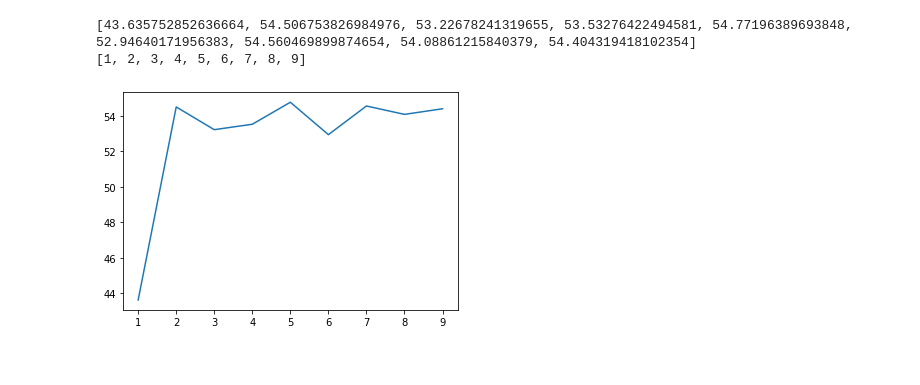
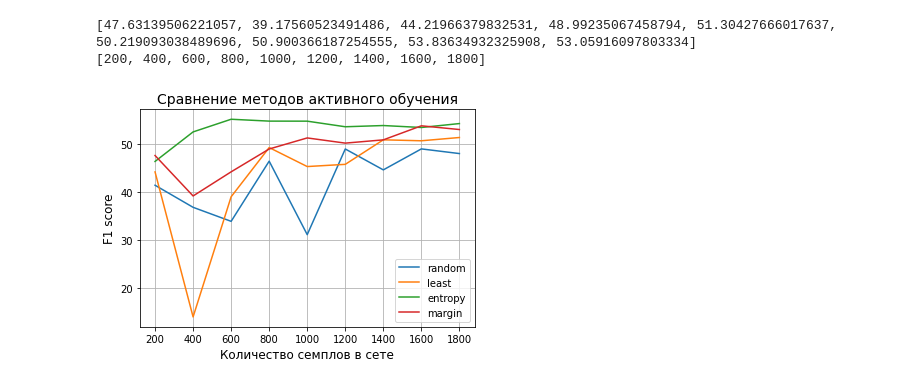
Before and after one commit to Teratoma111/amazon_review_analysis, a Jupyter notebook: active_learning.ipynb, the cells around one changed output. Cells and saved outputs as stored; diff of their text form; code cells hidden in the pictures.

Commit message:
compering margin/entropy/random/least

```diff
--- a/active_learning.ipynb
+++ b/active_learning.ipynb
@@ -311,5 +344,5 @@ train_iterator, valid_iterator= data.BucketIterator.splits(
 # %%
-def get_train_data(model, train_iterator, train_data):
+def get_train_margin_data(model, train_iterator, train_data):
   bf = [(0, 0.000001)]
   a = np.array(bf,dtype = [('index', int) , ('prob', float)])
   with torch.no_grad():
@@ -328,7 +361,6 @@ def get_train_data(model, train_iterator, train_data):
     a.sort(order = 'prob')
     train_data_arr = np.array(train_data.examples)
     inds = a[-200:]['index']
-    train_id = []
     for i_1 in inds:
       for i_2 in range(0, len(train_data_arr)):
         print
@@ -370,9 +401,10 @@ TEXT2 = data.Field(include_lengths = True,
 LABEL2 = data.LabelField()
 INDEX2 = data.LabelField()
 best_plot = []
-for k in range(0, 10):
+for k in range(1, 10):
   field1 = {('text', TEXT2),('label', LABEL2), ('index', INDEX2)}
-  to_data =  data.Dataset(train_data_arr[get_train_entropy_data(model, train_iterator, train_data)], fields=field1)
+  to_data =  data.Dataset(train_data_arr[get_train_margin_data(model, train_iterator, train_data)], fields=field1)
+  print(len(to_data))
   TEXT2.build_vocab(to_data,
                   vectors = "fasttext.simple.300d",
                   unk_init = torch.Tensor.normal_)
@@ -385,7 +417,7 @@ for k in range(0, 10):
       sort_key = lambda x: len(x.text),
       sort_within_batch = True,
       device = device)
-  N_EPOCHS = 12
+  N_EPOCHS = 15
   best_valid_score = float('0')
   best_f1 = float('0')
   for epoch in range(N_EPOCHS):
@@ -434,14 +466,24 @@ torch.save(model.state_dict(), '/content/drive/MyDrive/mo_feated_entropy.pt')
-# %%
-print(best_plot)
-x_point = []
-for temp in (range(1,10)):
-  x_point.append(temp)
-print(x_point)
-import matplotlib.pyplot as plt
-fig, ax = plt.subplots()
-ax.plot(x_point, best_plot)
-plt.show()
-# %% [output]
-[43.635752852636664, 54.506753826984976, 53.22678241319655, 53.53276422494581, 54.77196389693848, 52.94640171956383, 54.560469899874654, 54.08861215840379, 54.404319418102354]
-[1, 2, 3, 4, 5, 6, 7, 8, 9]
-[figure, removed]
+# %%
+print(best_plot)
+x_point = []
+for temp in (range(1,10)):
+  x_point.append(temp*200)
+print(x_point)
+import matplotlib.pyplot as plt
+c = [46.38995074571485, 52.56085112637518, 55.209300946709185, 54.8176026075717, 54.807890192960244, 53.638978613138654, 53.89468740411485, 53.486672766493705, 54.306929582619766]
+b = [41.41879029468296, 36.80400664846506, 33.87398524252482, 46.451210133985995, 31.0913319512153, 48.99422276834299, 44.6264596976801, 49.01078256127994, 48.036221460745345]
+d = [44.20217926208369, 13.898955194534013, 39.01011958577592, 49.2912427133437, 45.32273380570593, 45.78397520732811, 50.90960072117569, 50.70831679678531, 51.39221702543496]
+e = [47.63139506221057, 39.17560523491486, 44.21966379832531, 48.99235067458794, 51.30427666017637, 50.219093038489696, 50.900366187254555, 53.83634932325908, 53.05916097803334]
+plt.plot(x_point, b, label = 'random', linestyle = '-')
+plt.plot(x_point, d, label = "least", linestyle = '-')
+plt.plot(x_point, c, label = "entropy", linestyle = '-')
+plt.plot(x_point, e, label = "margin", linestyle = '-')
+plt.title('Сравнение методов активного обучения', fontsize=14)
+plt.ylabel('F1 score', fontsize=12)
+plt.xlabel('Количество семплов в сете', fontsize=12)
+plt.legend()
+plt.grid(True)
+# %% [output]
+[47.63139506221057, 39.17560523491486, 44.21966379832531, 48.99235067458794, 51.30427666017637, 50.219093038489696, 50.900366187254555, 53.83634932325908, 53.05916097803334]
+[200, 400, 600, 800, 1000, 1200, 1400, 1600, 1800]
+[figure, added]
```
Also changed, not shown: parts of 9 cells of this notebook.
